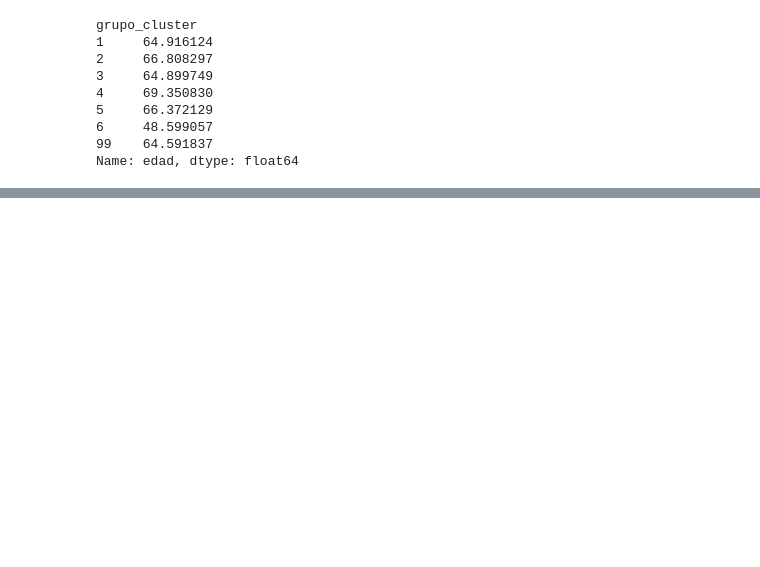
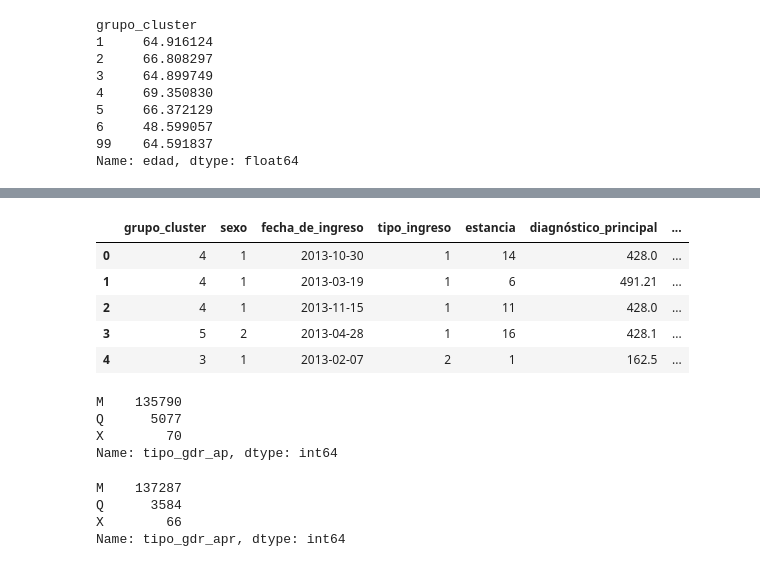
Before and after one commit to carlosgomezgil99/TFM, a Jupyter notebook: TFM_Carlos.ipynb, the cells around one changed output, grey strips where cells are left out. Cells and saved outputs as stored; diff of their text form; code cells hidden in the pictures; blank space fills up the shorter version.

```diff
--- a/TFM_Carlos.ipynb
+++ b/TFM_Carlos.ipynb
@@ -498,0 +542,23 @@ Name: edad, dtype: float64
+# %%
+df[features].head()
+# %% [output]
+|  | grupo_cluster | sexo | fecha_de_ingreso | tipo_ingreso | estancia | diagnóstico_principal | ... |
+| 0 | 4 | 1 | 2013-10-30 | 1 | 14 | 428.0 | ... |
+| 1 | 4 | 1 | 2013-03-19 | 1 | 6 | 491.21 | ... |
+| 2 | 4 | 1 | 2013-11-15 | 1 | 11 | 428.0 | ... |
+| 3 | 5 | 2 | 2013-04-28 | 1 | 16 | 428.1 | ... |
+| 4 | 3 | 1 | 2013-02-07 | 2 | 1 | 162.5 | ... |
+# %%
+df.tipo_gdr_ap.value_counts()
+# %% [output]
+M    135790
+Q      5077
+X        70
+Name: tipo_gdr_ap, dtype: int64
+# %%
+df.tipo_gdr_apr.value_counts()
+# %% [output]
+M    137287
+Q      3584
+X        66
+Name: tipo_gdr_apr, dtype: int64
```
Also changed, not shown: parts of 15 cells of this notebook.
